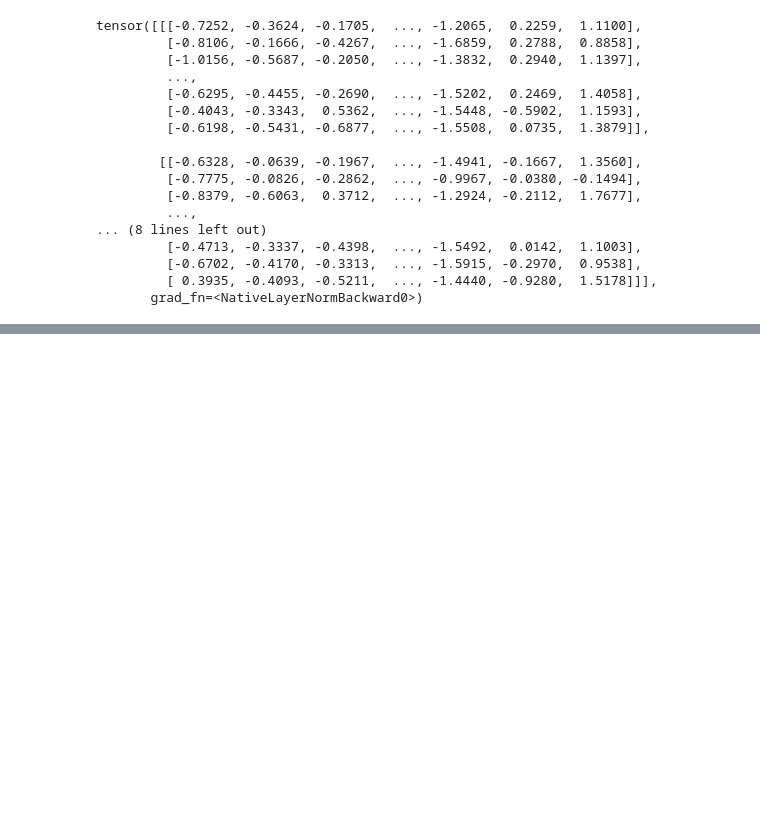
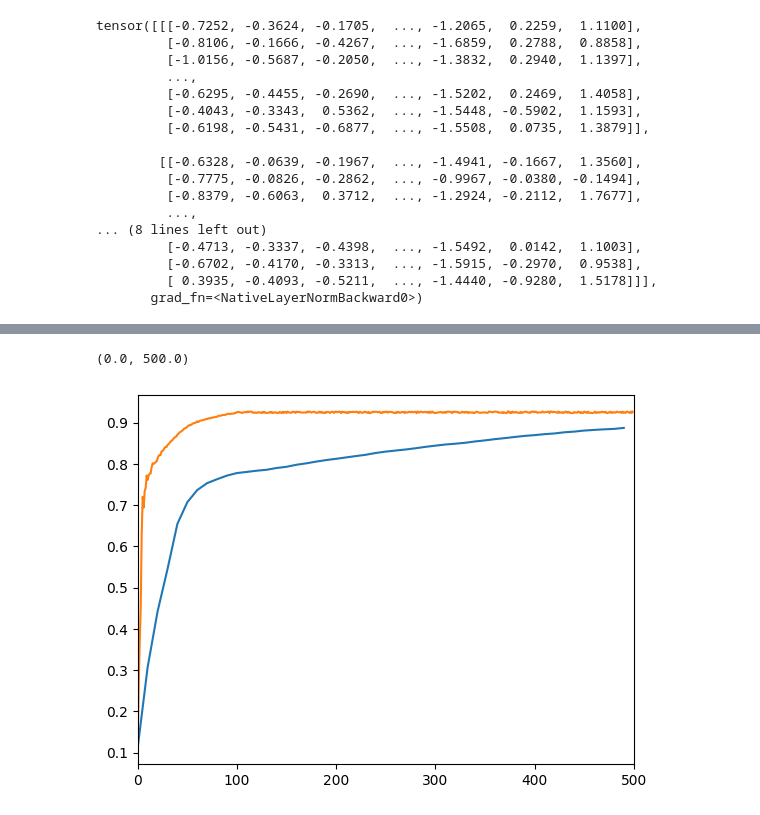
Before and after one commit to zhiyongchenGREAT/FedSPK, a Jupyter notebook: test.ipynb, the cells around one changed output, grey strips where cells are left out. Drawn from its saved outputs; the diff is of its cells as text; code cells hidden in the pictures; blank space fills up the shorter version.

```diff
--- a/test.ipynb
+++ b/test.ipynb
@@ -462,0 +529,16 @@ tensor([[[-0.7252, -0.3624, -0.1705,  ..., -1.2065,  0.2259,  1.1100],
+# %%
+# plot from data_float and data_float2 in one single figure
+import matplotlib.pyplot as plt
+import numpy as np
+
+x = np.arange(0, 500, 10)
+x1 = np.arange(0, 500, 1)
+
+plt.plot(x, data_float)
+plt.plot(x1,data_float2)
+
+# set x range from 0 to 100
+plt.xlim(0, 500)
+# %% [output]
+(0.0, 500.0)
+[figure, added]
```
Also changed, not shown: parts of 5 cells of this notebook, 19 other files.
